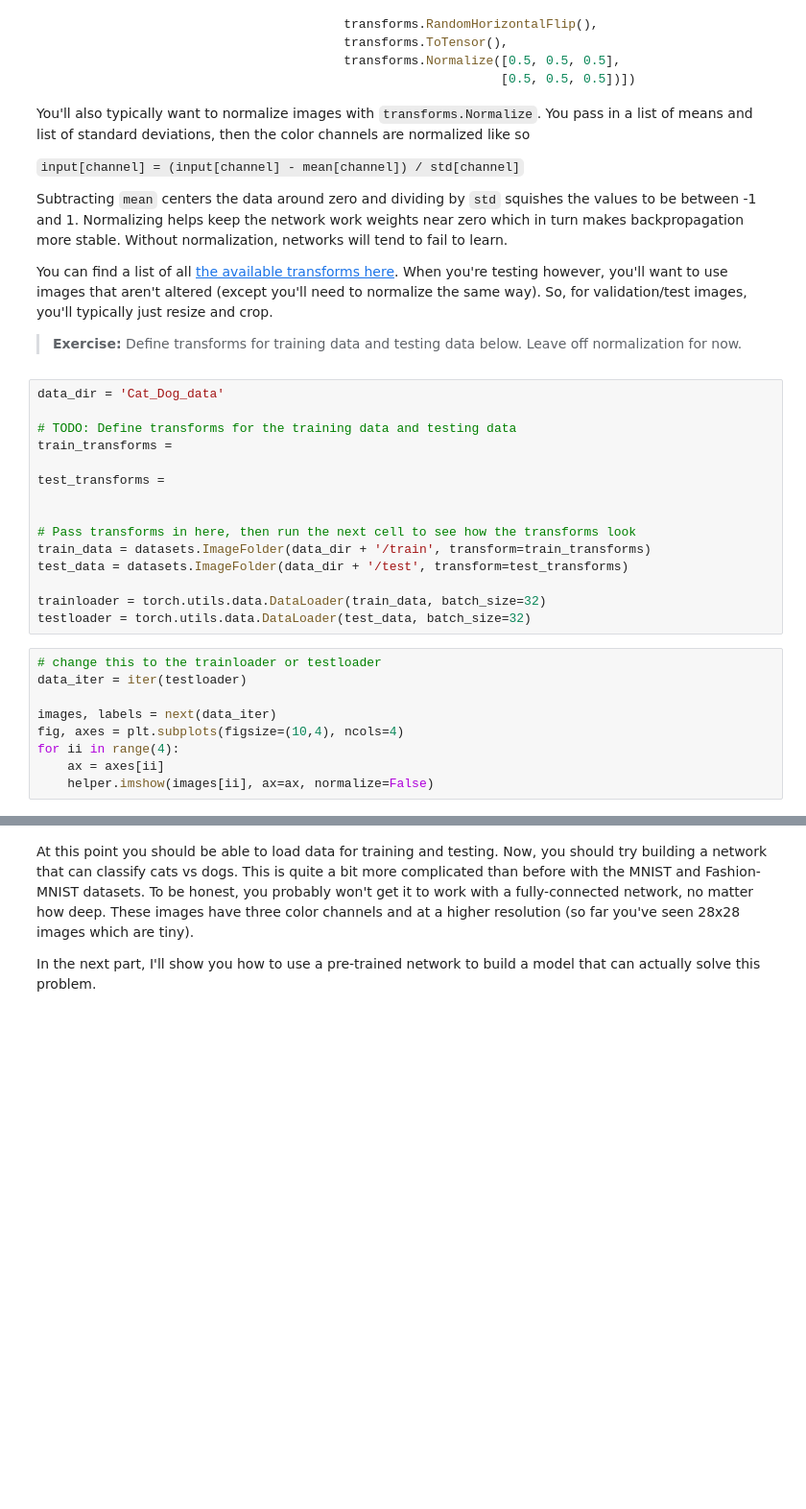
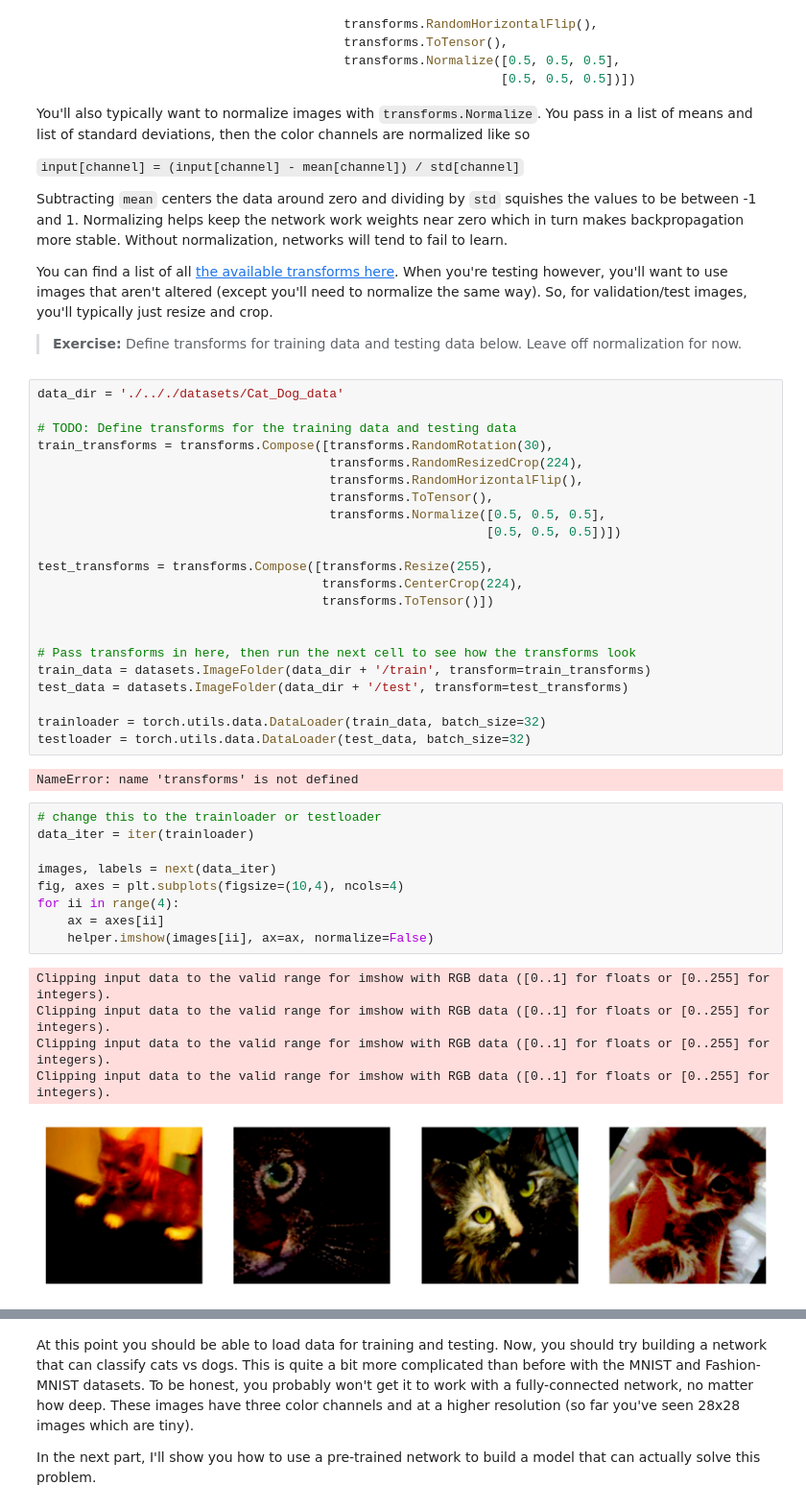
Before and after one commit to imharrisonking/deep-learning-pytorch, a Jupyter notebook: intro-to-pytorch/Part 7 - Loading Image Data (Exercises).ipynb, the cells around one changed output, grey strips where cells are left out. Shown at 96% size. Saved outputs shown, nothing was run; the diff lists cells and outputs as text; blank space fills up the shorter version.

```diff
--- a/intro-to-pytorch/Part 7 - Loading Image Data (Exercises).ipynb
+++ b/intro-to-pytorch/Part 7 - Loading Image Data (Exercises).ipynb
@@ -111,12 +116,19 @@ You can find a list of all [the available transforms here](http://pytorch.org/do
 
 >**Exercise:** Define transforms for training data and testing data below. Leave off normalization for now.
 # %%
-data_dir = 'Cat_Dog_data'
+data_dir = './.././datasets/Cat_Dog_data'
 
 # TODO: Define transforms for the training data and testing data
-train_transforms =
+train_transforms = transforms.Compose([transforms.RandomRotation(30),
+                                       transforms.RandomResizedCrop(224),
+                                       transforms.RandomHorizontalFlip(),
+                                       transforms.ToTensor(),
+                                       transforms.Normalize([0.5, 0.5, 0.5],
+                                                            [0.5, 0.5, 0.5])])
 
-test_transforms =
+test_transforms = transforms.Compose([transforms.Resize(255),
+                                      transforms.CenterCrop(224),
+                                      transforms.ToTensor()])
 
 
 # Pass transforms in here, then run the next cell to see how the transforms look
@@ -125,15 +137,23 @@ test_data = datasets.ImageFolder(data_dir + '/test', transform=test_transforms)
 
 trainloader = torch.utils.data.DataLoader(train_data, batch_size=32)
 testloader = torch.utils.data.DataLoader(test_data, batch_size=32)
+# %% [output]
+NameError: name 'transforms' is not defined
 # %%
 # change this to the trainloader or testloader
-data_iter = iter(testloader)
+data_iter = iter(trainloader)
 
 images, labels = next(data_iter)
 fig, axes = plt.subplots(figsize=(10,4), ncols=4)
 for ii in range(4):
     ax = axes[ii]
     helper.imshow(images[ii], ax=ax, normalize=False)
+# %% [output]
+Clipping input data to the valid range for imshow with RGB data ([0..1] for floats or [0..255] for integers).
+Clipping input data to the valid range for imshow with RGB data ([0..1] for floats or [0..255] for integers).
+Clipping input data to the valid range for imshow with RGB data ([0..1] for floats or [0..255] for integers).
+Clipping input data to the valid range for imshow with RGB data ([0..1] for floats or [0..255] for integers).
+[figure, added]
 # %% [markdown]
 Your transformed images should look something like this.
 
```
Also changed, not shown: parts of 4 cells of this notebook, 1 other file.
